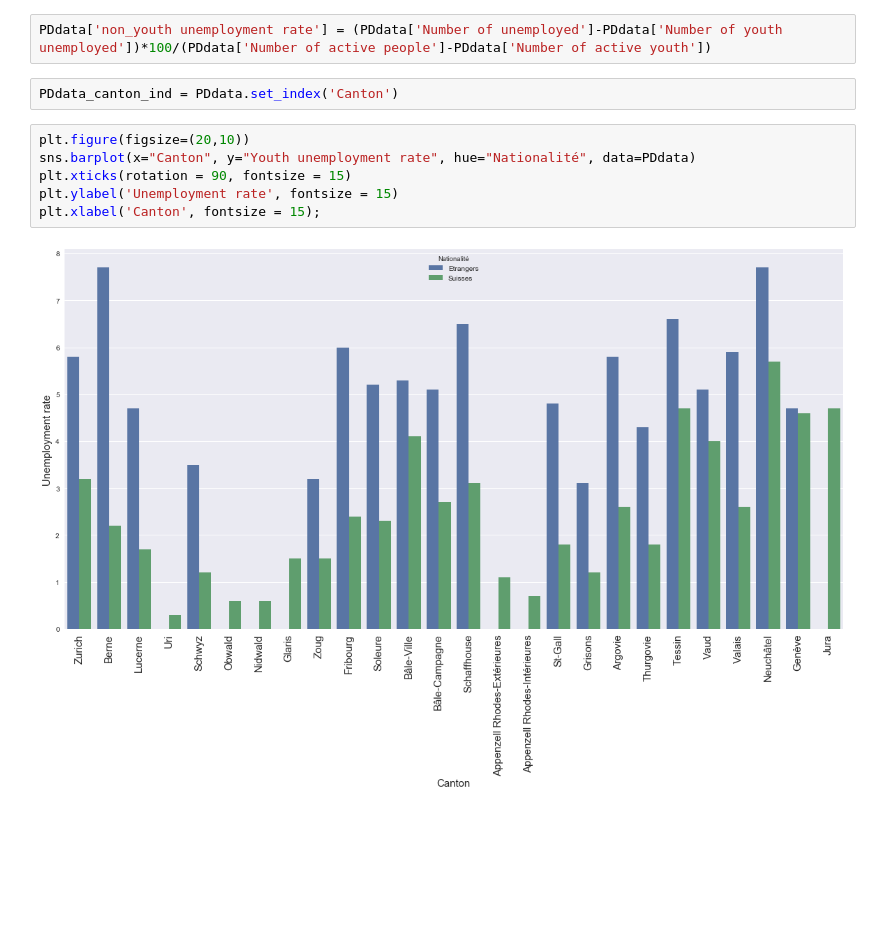
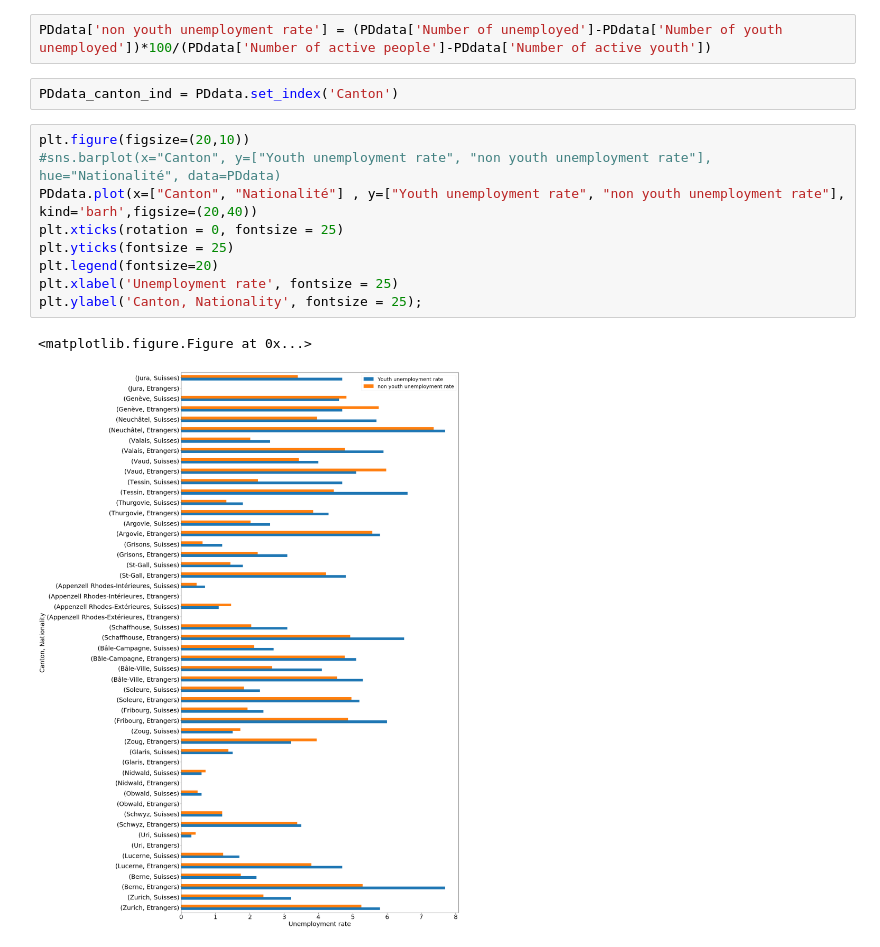
Before and after one commit to odorgergo/ada-rag, a Jupyter notebook: HW3/Part3_amstat.ipynb, the cells around one changed output. Saved outputs shown, nothing was run; the diff lists cells and outputs as text; blank space fills up the shorter version.

Commit message:
Barplot done

```diff
--- a/HW3/Part3_amstat.ipynb
+++ b/HW3/Part3_amstat.ipynb
@@ -113,14 +113,18 @@ m_ch
 # %% [output]
 [interactive output not drawn]
 # %%
-PDdata['non_youth unemployment rate'] = (PDdata['Number of unemployed']-PDdata['Number of youth unemployed'])*100/(PDdata['Number of active people']-PDdata['Number of active youth'])
+PDdata['non youth unemployment rate'] = (PDdata['Number of unemployed']-PDdata['Number of youth unemployed'])*100/(PDdata['Number of active people']-PDdata['Number of active youth'])
 # %%
 PDdata_canton_ind = PDdata.set_index('Canton')
 # %%
 plt.figure(figsize=(20,10))
-sns.barplot(x="Canton", y="Youth unemployment rate", hue="Nationalité", data=PDdata)
-plt.xticks(rotation = 90, fontsize = 15)
-plt.ylabel('Unemployment rate', fontsize = 15)
-plt.xlabel('Canton', fontsize = 15);
+#sns.barplot(x="Canton", y=["Youth unemployment rate", "non youth unemployment rate"], hue="Nationalité", data=PDdata)
+PDdata.plot(x=["Canton", "Nationalité"] , y=["Youth unemployment rate", "non youth unemployment rate"], kind='barh',figsize=(20,40))
+plt.xticks(rotation = 0, fontsize = 25)
+plt.yticks(fontsize = 25)
+plt.legend(fontsize=20)
+plt.xlabel('Unemployment rate', fontsize = 25)
+plt.ylabel('Canton, Nationality', fontsize = 25);
 # %% [output]
+<matplotlib.figure.Figure at 0x...>
-[figure, old version]
+[figure, new version]
```
Also changed, not shown: parts of 1 cell of this notebook.
